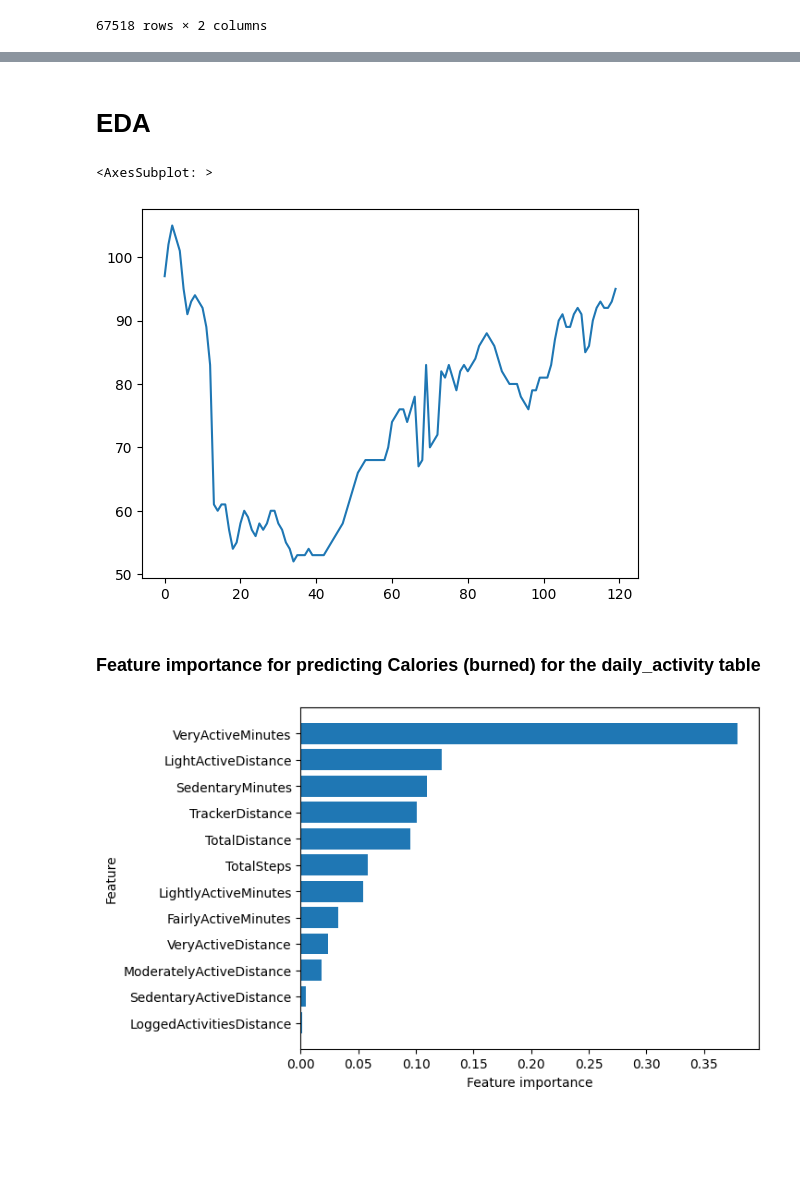
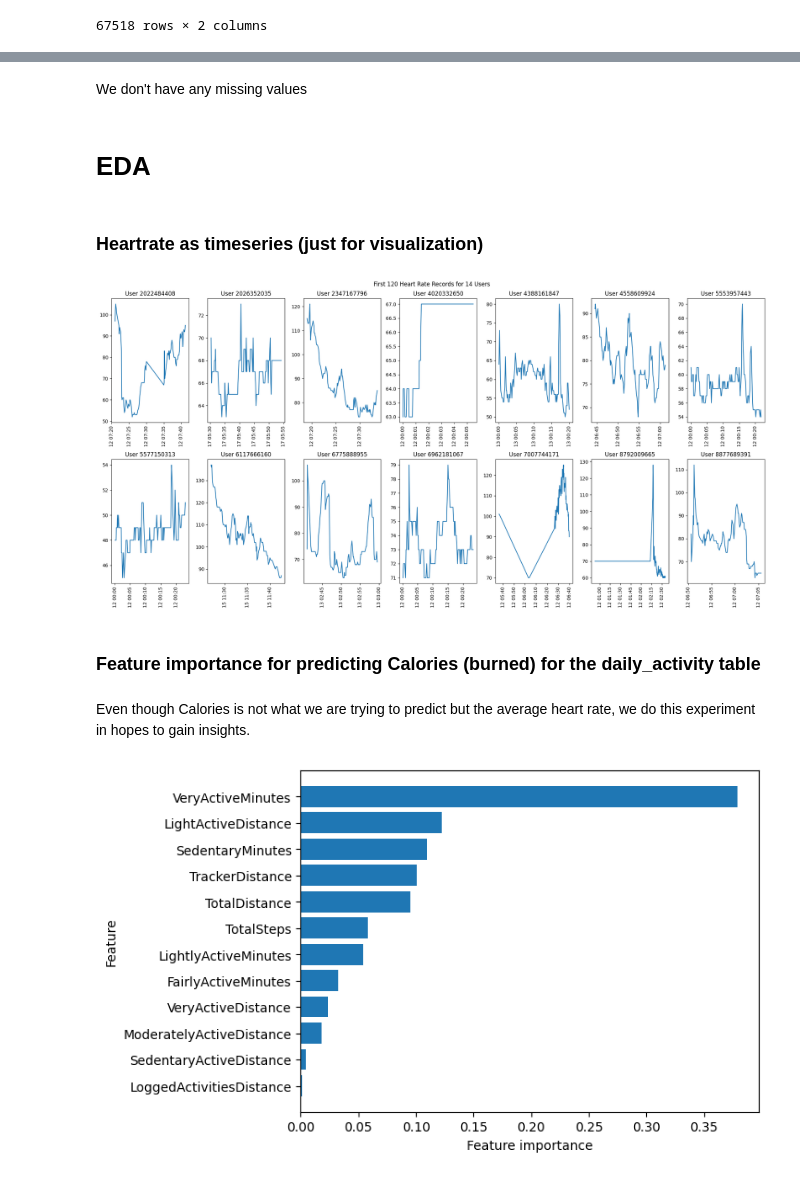
Before and after one commit to saran-sankar/fit-da, a Jupyter notebook: activity.ipynb, the cells around one changed output, grey strips where cells are left out. Cells and saved outputs as stored; diff of their text form; code cells hidden in the pictures; blank space fills up the shorter version.

```diff
--- a/activity.ipynb
+++ b/activity.ipynb
@@ -113,12 +147,42 @@ df.head()
+# %% [markdown]
+We don't have any missing values
 # %% [markdown]
 # EDA
-# %%
-heartrate_seconds['Value'][0:120].plot()
-# %% [output]
-<AxesSubplot: >
-[figure, removed]
+# %% [markdown]
+### Heartrate as timeseries (just for visualization)
+# %%
+# create a figure with 14 subplots, arranged in 2 rows and 7 columns
+fig, axes = plt.subplots(nrows=2, ncols=7, figsize=(20,10))
+
+# flatten the axes array for easy indexing
+axes = axes.flatten()
+
+# loop over the unique Id values in the data
+for i, id in enumerate(heartrate_seconds_formatted['Id'].unique()):
+    # select the heart rate data for this user and the first 120 records
+    data = heartrate_seconds_formatted.loc[heartrate_seconds_formatted['Id'] == id][['Time', 'Value']][0:120]
+
+    data.set_index('Time', inplace=True)
+
+    # plot the data on the appropriate subplot
+    axes[i].plot(data)
+    axes[i].set_title(f"User {id}")
+
+    # label time vertically
+    axes[i].tick_params(axis='x', rotation=90)
+
+# add a global title to the figure
+fig.suptitle("First 120 Heart Rate Records for 14 Users")
+# adjust the spacing between subplots to avoid overlapping axis labels
+plt.tight_layout()
+# display the plot
+plt.show()
+# %% [output]
+[figure, added]
 # %% [markdown]
 ### Feature importance for predicting Calories (burned) for the daily_activity table
+# %% [markdown]
+Even though Calories is not what we are trying to predict but the average heart rate, we do this experiment in hopes to gain insights.
 # %%
 rf = RandomForestRegressor(n_estimators=100, random_state=1)
 
```
Also changed, not shown: parts of 19 cells of this notebook.
